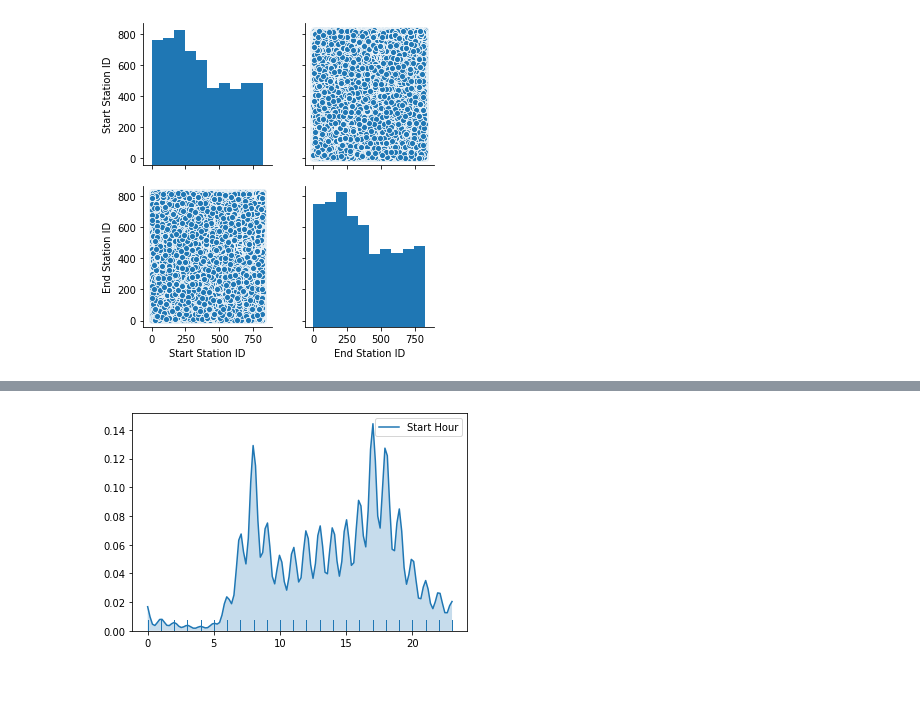
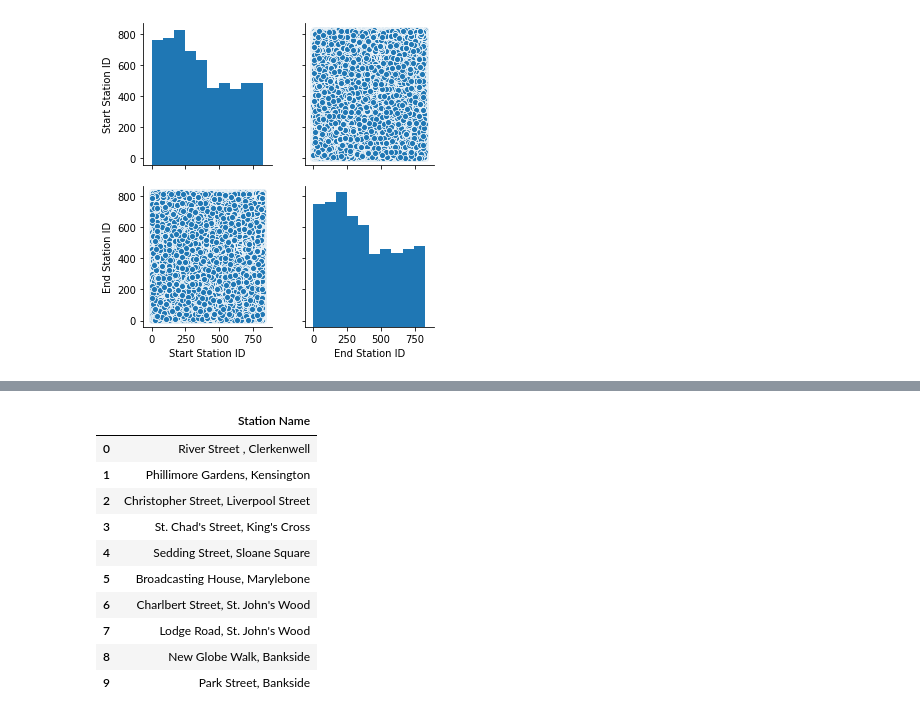
Before and after one commit to momills/elu_notebooks, a Jupyter notebook: M2/M2_W5_PROJECT_Michael_O_Mills.ipynb, the cells around one changed output, grey strips where cells are left out. Cells and saved outputs as stored; diff of their text form; code cells hidden in the pictures; blank space fills up the shorter version.

```diff
--- a/M2/M2_W5_PROJECT_Michael_O_Mills.ipynb
+++ b/M2/M2_W5_PROJECT_Michael_O_Mills.ipynb
@@ -134,8 +149,16 @@ sns.kdeplot(df2['Station ID'], shade=True, cut=0)
 [figure]
-# %%
-#plotScatterMatrix(df2, 12, 10)
-
-sns.kdeplot(df1['Start Hour'], shade=True, cut=0)
-sns.rugplot(df1['Start Hour']);
-# %% [output]
-[figure, removed]
+# %%
+#first 10 stations of first 400 stations with the help of stations dataframe
+df2[df2['Station ID'] < 400][['Station Name']].head(10)
+# %% [output]
+|  | Station Name |
+| 0 | River Street , Clerkenwell |
+| 1 | Phillimore Gardens, Kensington |
+| 2 | Christopher Street, Liverpool Street |
+| 3 | St. Chad's Street, King's Cross |
+| 4 | Sedding Street, Sloane Square |
+| 5 | Broadcasting House, Marylebone |
+| 6 | Charlbert Street, St. John's Wood |
+| 7 | Lodge Road, St. John's Wood |
+| 8 | New Globe Walk, Bankside |
+| 9 | Park Street, Bankside |
```
Also changed, not shown: parts of 9 cells of this notebook, 1 other file.
